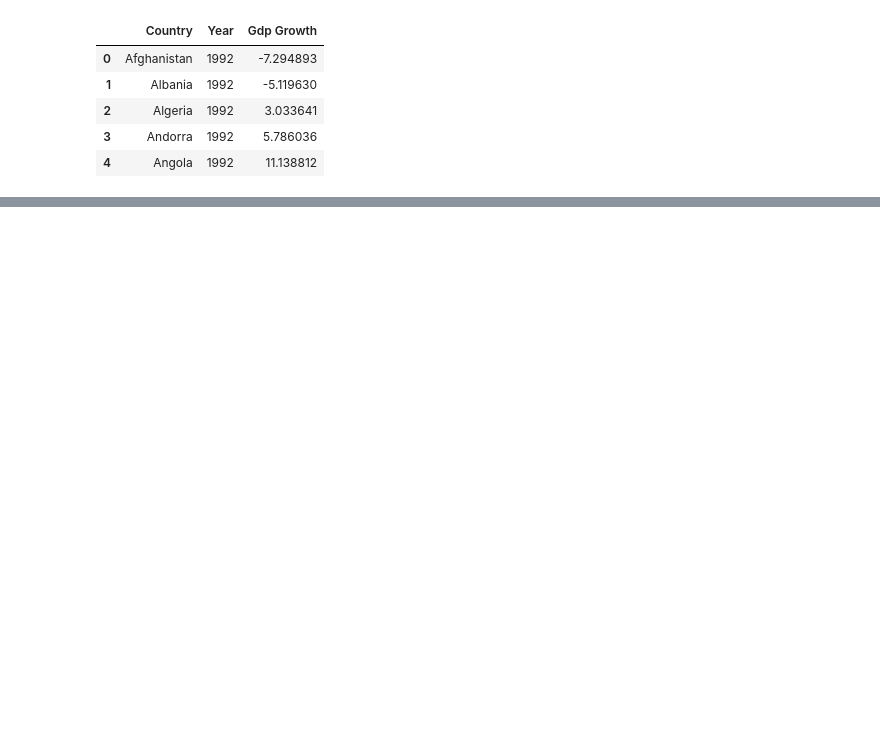
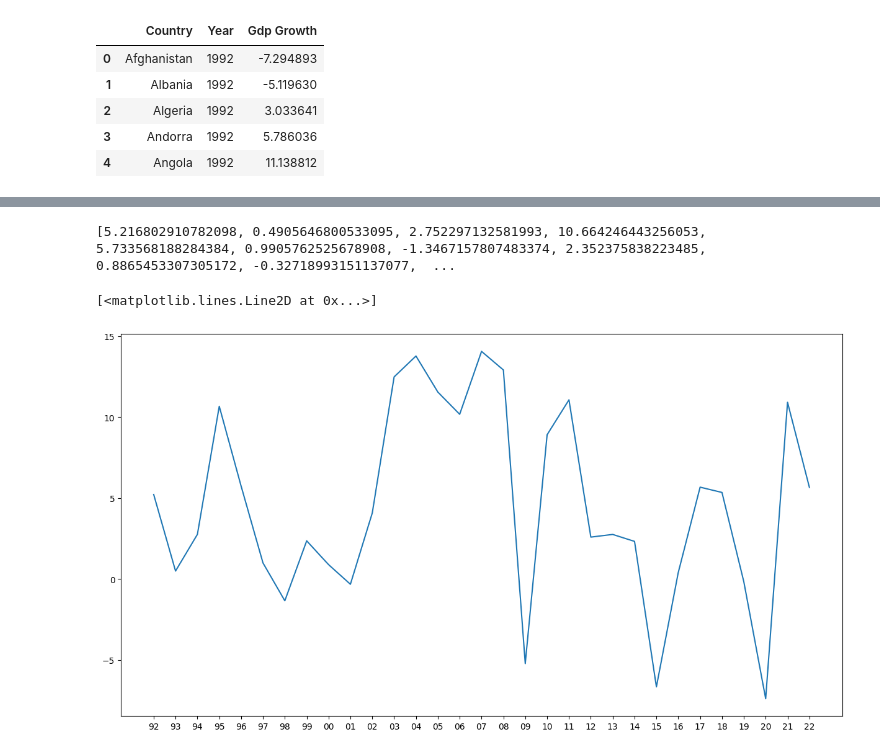
Before and after one commit to sdata07/Forest-Area-Predictor, a Jupyter notebook: main/main.ipynb, the cells around one changed output, grey strips where cells are left out. Drawn from its saved outputs; the diff is of its cells as text; code cells hidden in the pictures; blank space fills up the shorter version.

```diff
--- a/main/main.ipynb
+++ b/main/main.ipynb
@@ -160,0 +174,17 @@ for country in countries :
+# %%
+gdp_avg = gdp_growth.drop(columns=['Sr.No', 'Country'])
+val = []
+for col in df_avg :
+    val.append(float(gdp_avg[col].sum()) / gdp_growth.shape[0])
+print(val)
+# %% [output]
+[5.216802910782098, 0.4905646800533095, 2.752297132581993, 10.664246443256053, 5.733568188284384, 0.9905762525678908, -1.3467157807483374, 2.352375838223485, 0.8865453307305172, -0.32718993151137077,  ...
+# %%
+years = list(df_avg.columns)
+years = [year[2:] for year in years]
+# %%
+plt.figure(figsize=(15,8))
+plt.plot(years, val)
+# %% [output]
+[<matplotlib.lines.Line2D at 0x...>]
+[figure, added]
```
Also changed, not shown: parts of 10 cells of this notebook.
